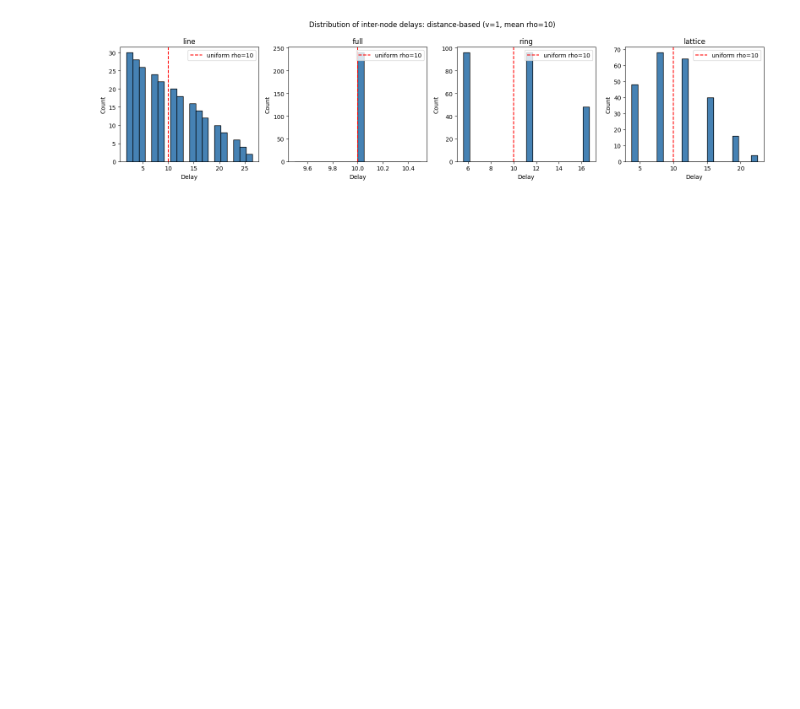
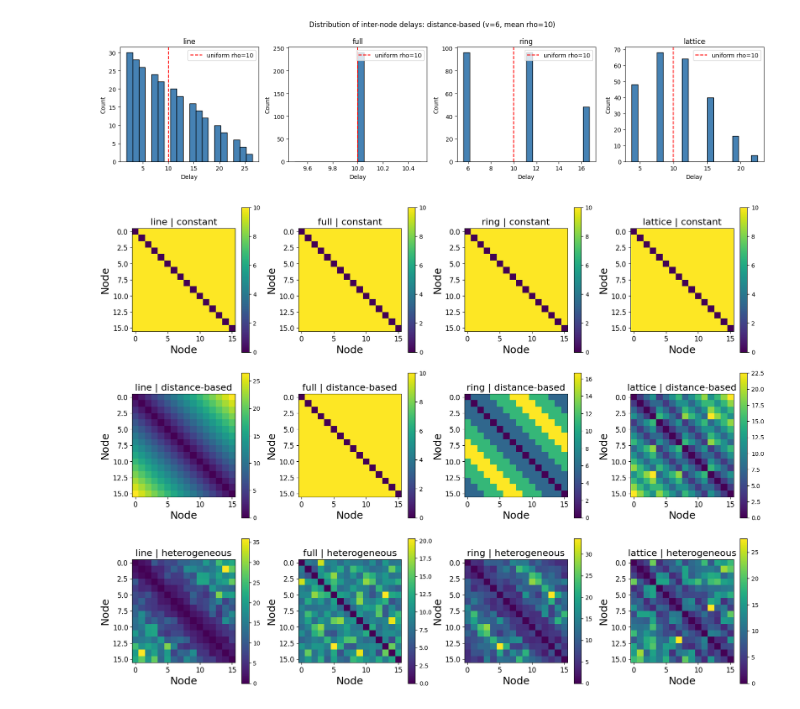
Before and after one commit to lldvdll/WilsonCowanMetapopulations, a Jupyter notebook: experiments/distance_delays.ipynb, the cells around one changed output. Drawn from its saved outputs; the diff is of its cells as text; code cells hidden in the pictures; blank space fills up the shorter version.

```diff
--- a/experiments/distance_delays.ipynb
+++ b/experiments/distance_delays.ipynb
@@ -291,12 +246,12 @@ plt.show()
 # %%
 fig, axes = plt.subplots(1, len(TOPOLOGIES), figsize=(16, 4))
-fig.suptitle("Distribution of inter-node delays: distance-based (v=1, mean rho=10)")
+fig.suptitle("Distribution of inter-node delays: distance-based (v=6, mean rho=10)")
 
 for i, topology in enumerate(TOPOLOGIES):
     m_temp = Metapopulation()
     m_temp.load_config(CONFIG)
     m_temp.create_network(params={'topology': topology})
-    D = distance_delay_matrix(m_temp.network, v=1, target_mean_rho=10.0)
+    D = distance_delay_matrix(m_temp.network, v=6, target_mean_rho=10.0)
 
     N = m_temp.network.N
     mask = ~np.eye(N, dtype=bool)
@@ -310,7 +265,7 @@ for i, topology in enumerate(TOPOLOGIES):
     axes[i].legend()
 
 plt.tight_layout()
-plt.savefig("delay_distributions.png", dpi=150)
+plt.savefig("kavya_figures/delay_distributions.png", dpi=800)
 plt.show()
 # %% [output]
 [figure]
@@ -342,0 +272,31 @@ def compute_phase_difference(trajectory, dt, reference_node=0):
+# %%
+
+from src.delays import uniform_delay_matrix, distance_delay_matrix, heterogeneous_delay_matrix
+
+fig, axes = plt.subplots(3, len(TOPOLOGIES), figsize=(16, 12))
+
+for i, topology in enumerate(TOPOLOGIES):
+    m_temp = Metapopulation()
+    m_temp.load_config(CONFIG)
+    m_temp.create_network(params={'topology': topology})
+
+    D_uniform = uniform_delay_matrix(m_temp.network, rho=10.0)
+    D_distance = distance_delay_matrix(m_temp.network, v=6, target_mean_rho=10.0)
+    D_hetero = heterogeneous_delay_matrix(m_temp.network, vm=6.0, p=10, target_mean_rho=10.0, seed=42)
+
+    for row, (D, label) in enumerate(zip(
+        [D_uniform, D_distance, D_hetero],
+        ['constant', 'distance-based', 'heterogeneous']
+    )):
+        im = axes[row, i].imshow(D, cmap='viridis')
+        axes[row, i].set_title(f"{topology} | {label}", fontsize=16)
+        axes[row, i].set_xlabel("Node", fontsize=18)
+        axes[row, i].set_ylabel("Node", fontsize=18)
+        axes[row, i].tick_params(labelsize=12)
+        plt.colorbar(im, ax=axes[row, i])
+
+plt.tight_layout()
+plt.savefig("kavya_figures/all_delay_matrices.png", dpi=800)
+plt.show()
+# %% [output]
+[figure, added]
```
Also changed, not shown: parts of 7 cells of this notebook, 32 other files.
